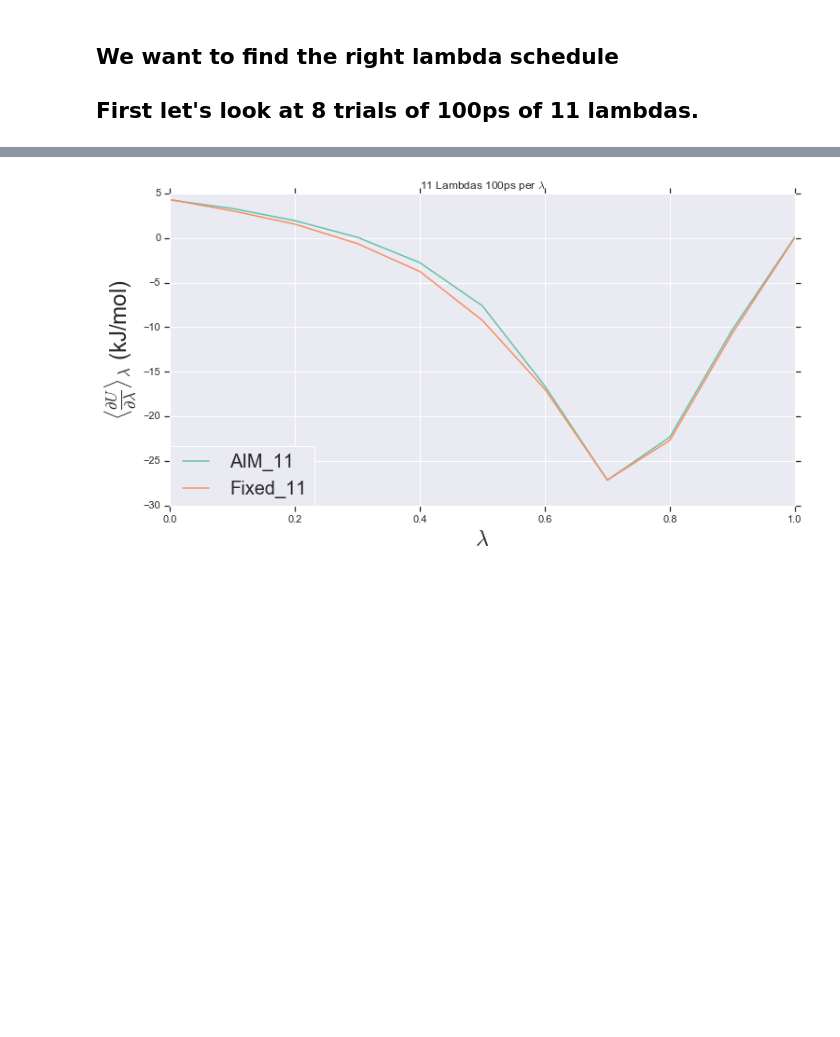
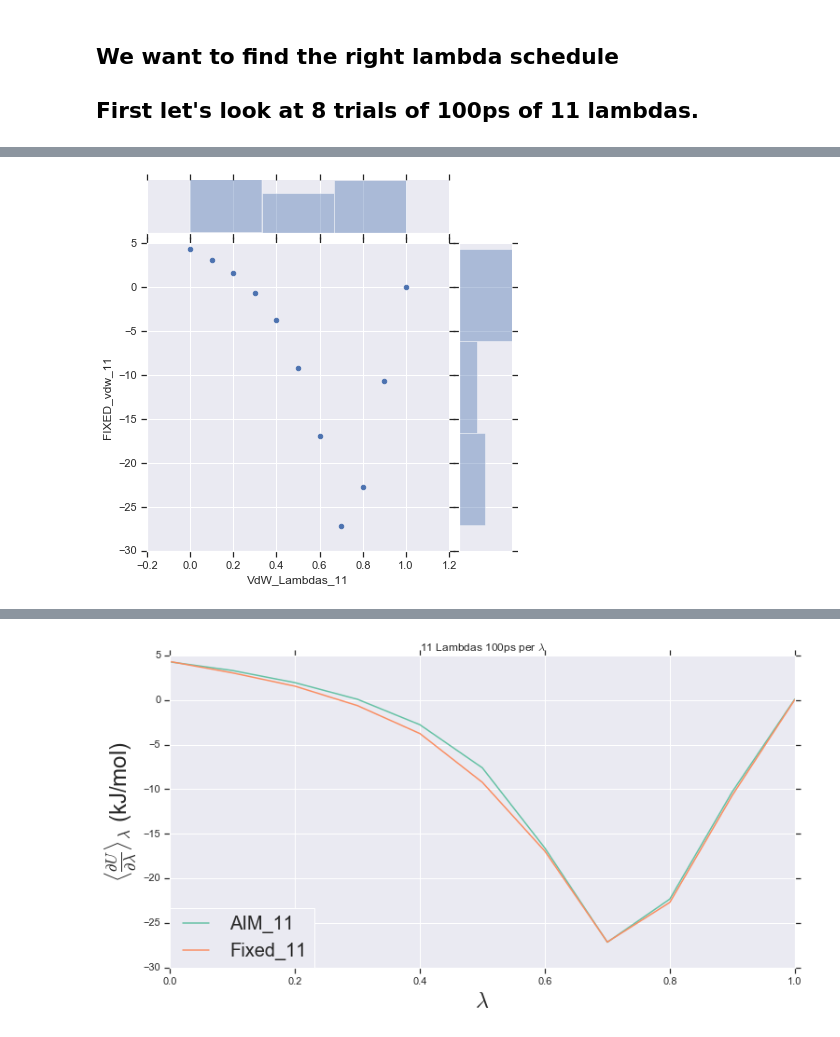
Before and after one commit to bioSandMan/gmx514, a Jupyter notebook: methane.ipynb, the cells around one changed output, grey strips where cells are left out. Saved outputs shown, nothing was run; the diff lists cells and outputs as text; code cells hidden in the pictures; blank space fills up the shorter version.

```diff
--- a/methane.ipynb
+++ b/methane.ipynb
@@ -145,0 +154,4 @@ eleven_results['Number of Lambdas'] = 11
+# %%
+sns.jointplot(x="VdW_Lambdas_11", y="FIXED_vdw_11", data=eleven_lambdas, kind='scatter');
+# %% [output]
+[figure, added]
```
Also changed, not shown: parts of 15 cells of this notebook.
